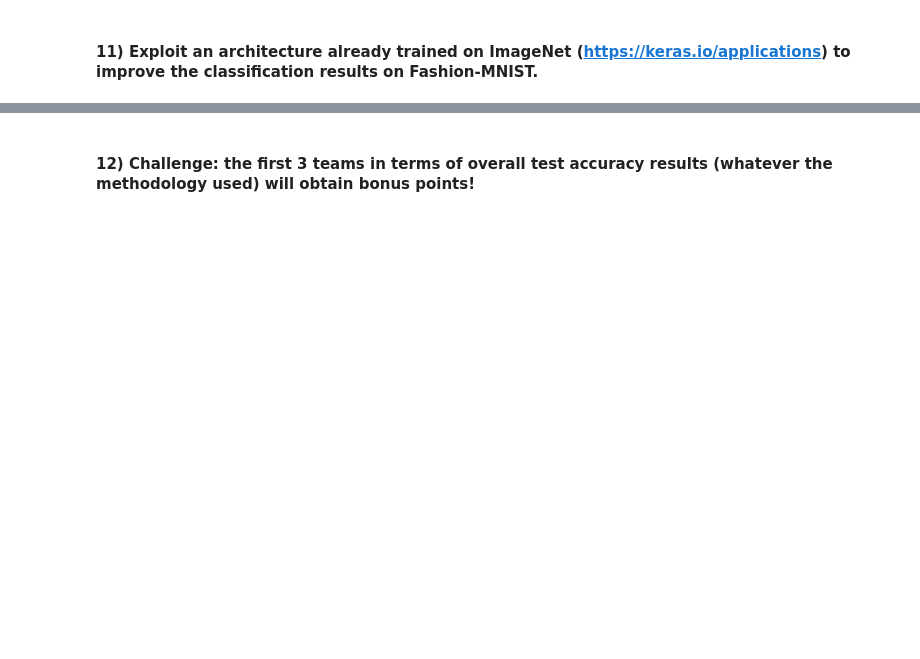
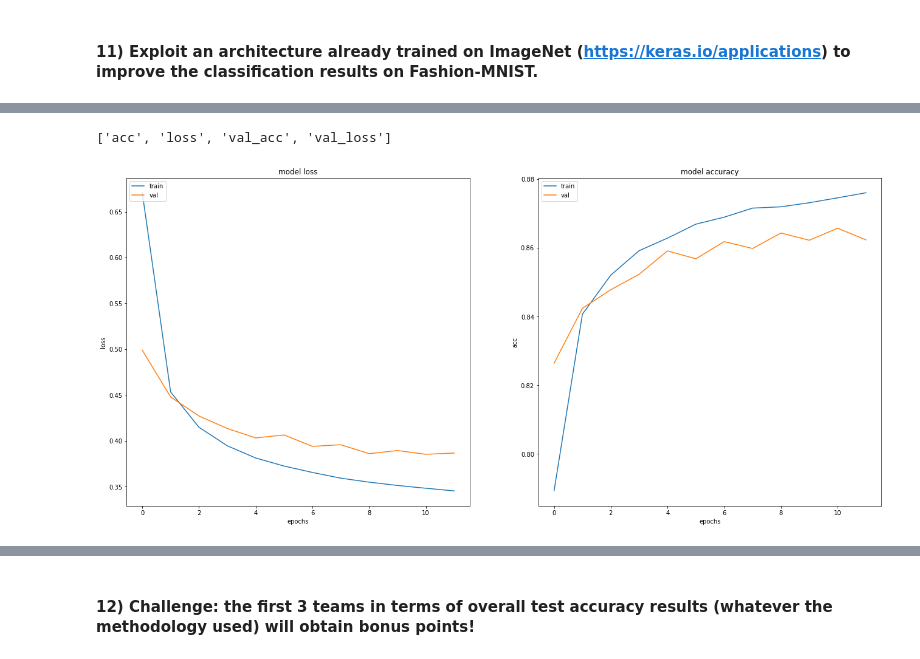
Before and after one commit to Kornflex28/deep502, a Jupyter notebook: LabSession5-CNN_Fashion-MNIST-student.ipynb, the cells around one changed output, grey strips where cells are left out. Saved outputs shown, nothing was run; the diff lists cells and outputs as text; code cells hidden in the pictures; blank space fills up the shorter version.

```diff
--- a/LabSession5-CNN_Fashion-MNIST-student.ipynb
+++ b/LabSession5-CNN_Fashion-MNIST-student.ipynb
@@ -537,0 +619,17 @@ Conclusion: #todo
+# %%
+from keras.models import Model
+from keras.optimizers import Adam
+
+#We add the last layer in the vgg16
+output=VGG16.output
+output=Flatten(name='flatten')(output)
+output=Dense(units=10,activation="softmax")(output)
+
+modelvgg16=Model(inputs=VGG16.input,outputs=output)
+
+#we freeze the weights except for the last layer (classification)
+for layer in modelvgg16.layers[:-1]:
+    layer.trainable = False
+modelvgg16.layers[-1].trainable = True
+modelvgg16.compile(Adam(),'categorical_crossentropy', metrics=['accuracy'])
+modelvgg16.summary()
@@ -537,0 +657,5 @@ Conclusion: #todo
+# %%
+epochs=12
+batch_size=32
+
+hist_vgg16=modelvgg16.fit(X, z_train, validation_data=(X_test,z_test), epochs=epochs, batch_size=batch_size, verbose=2)
@@ -537,0 +681,5 @@ Conclusion: #todo
+# %%
+evaluate_model(modelvgg16,hist_vgg16,X_test,z_test)
+# %% [output]
+['acc', 'loss', 'val_acc', 'val_loss']
+[figure, added]
```
Also changed, not shown: parts of 41 cells of this notebook.
